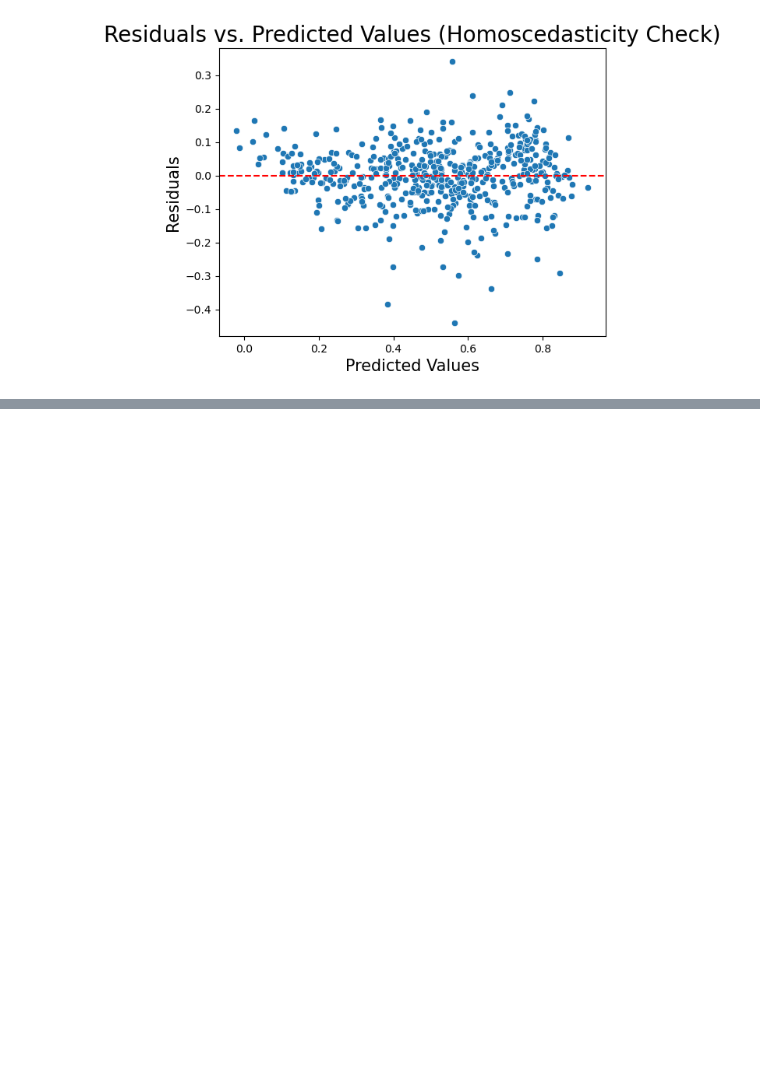
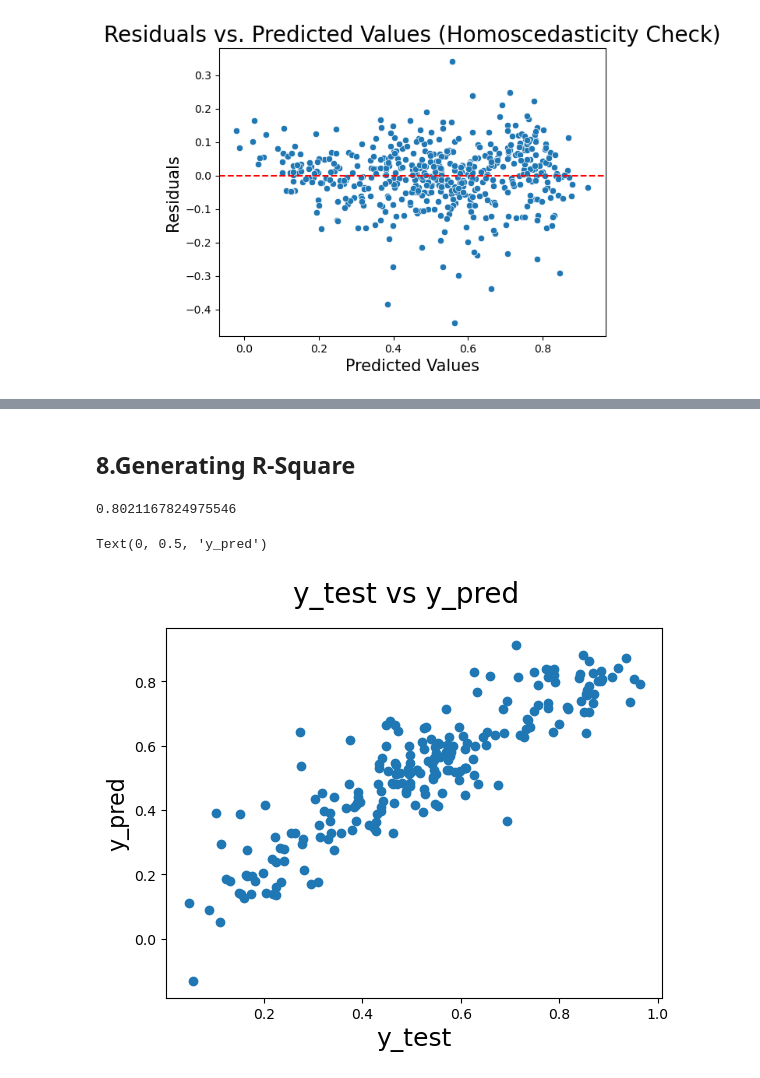
Before and after one commit to sunilkumarrudragada/bike-sharing-linear-regression, a Jupyter notebook: bike_sharing_linear_regression.ipynb, the cells around one changed output, grey strips where cells are left out. Saved outputs shown, nothing was run; the diff lists cells and outputs as text; code cells hidden in the pictures; blank space fills up the shorter version.

Commit message:
R-square and Evaluation

```diff
--- a/bike_sharing_linear_regression.ipynb
+++ b/bike_sharing_linear_regression.ipynb
@@ -886,0 +898,3 @@ plt.show()
+# %%
+num_vars=['temp', 'atemp', 'hum', 'windspeed', 'cnt']
+df_test[num_vars]=scaler.transform(df_test[num_vars])
@@ -886,0 +924,3 @@ plt.show()
+# %%
+y_test = df_test.pop('cnt')
+X_test = df_test
@@ -886,0 +929,5 @@ plt.show()
+# %%
+X_test=X_test[X_train_rfe.columns]
+#ADD A CONSTANT
+X_test_lm=sm.add_constant(X_test)
+X_test_lm.info()
@@ -886,0 +955,5 @@ plt.show()
+# %%
+# Making predictions
+y_pred = lr.predict(X_test_lm)
+# %% [markdown]
+## 8.Generating R-Square
@@ -886,0 +962,4 @@ plt.show()
+# %%
+test_r2
+# %% [output]
+0.8021167824975546
@@ -886,0 +974,10 @@ plt.show()
+# %%
+# Plotting y_test and y_pred to understand the spread.
+fig = plt.figure()
+plt.scatter(y_test,y_pred)
+fig.suptitle('y_test vs y_pred', fontsize=20)              # Plot heading
+plt.xlabel('y_test', fontsize=18)                          # X-label
+plt.ylabel('y_pred', fontsize=16)                          # Y-label
+# %% [output]
+Text(0, 0.5, 'y_pred')
+[figure, added]
```
Also changed, not shown: parts of 28 cells of this notebook.
